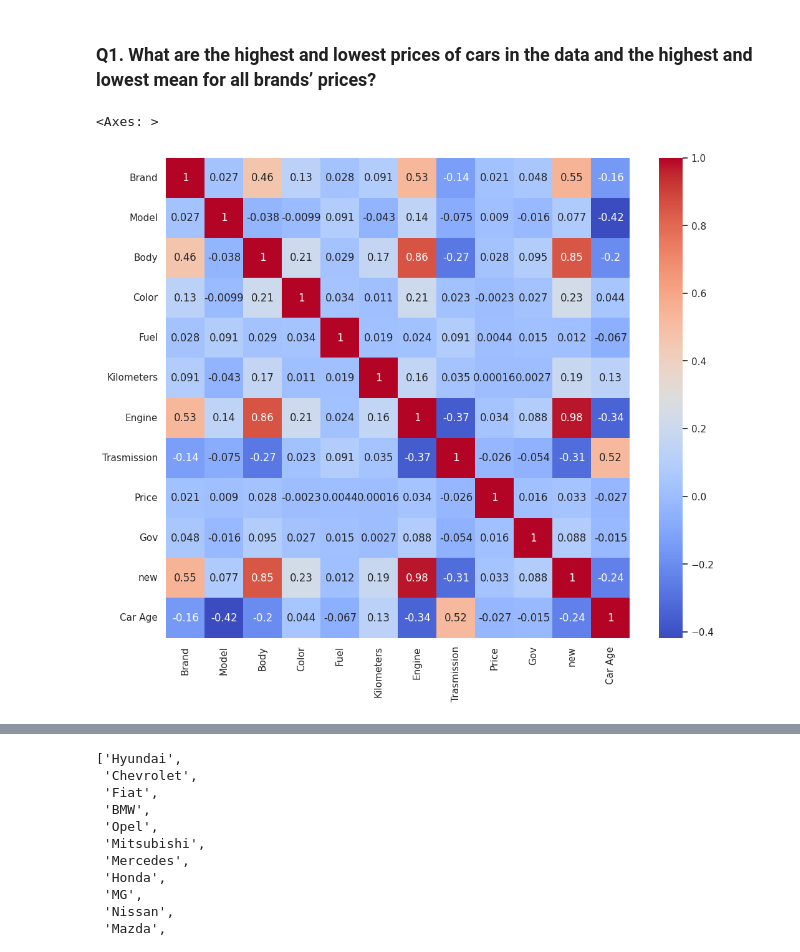
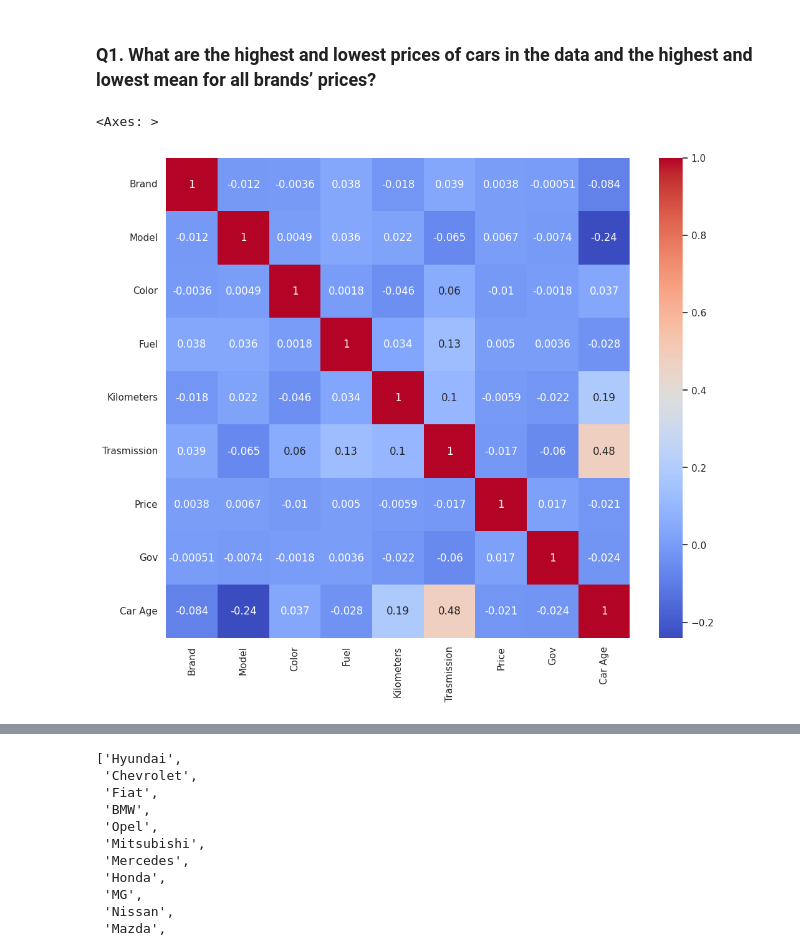
Before and after one commit to Yousif-Ahmed/Sayarty, a Jupyter notebook: Sayarty.ipynb, the cells around one changed output, grey strips where cells are left out. Saved outputs shown, nothing was run; the diff lists cells and outputs as text; code cells hidden in the pictures.

```diff
--- a/Sayarty.ipynb
+++ b/Sayarty.ipynb
@@ -308,7 +307,7 @@ lbl= LabelEncoder()
 for col in df_copy.loc[ : , df_copy.dtypes == object].columns:
     df_copy[col] = lbl.fit_transform(df_copy[col])
     # To know the meaning of numbers
-    directory = {label: index for index , label  in enumerate(lbl.classes_)}
+    directory = {index: label for index , label  in enumerate(lbl.classes_)}
     nums.append(directory)
 nums
 # %% [output]
@@ -357,19 +356,20 @@ sns.heatmap(df_copy.corr(), annot=True, fmt='.2f')
 # %%
 '''
 First of all we have some prices equal to zero
 It seems that there is a problem in the data collection process
 We will add the prices of the cars with the same brand, model and Car age and divide them by the number of cars
 '''
 
 # By intution the price of the car is related to the brand, model and Car age
 # But let's do some EDA to see the correlation between the price and the other features
 
 df_filtered = df_copy[df_copy['Price'] != 0]
+df_filtered = df_filtered[df_filtered['new'] == 1].drop(columns = ['new', 'Body','Engine'])
 corr_matrix = df_filtered.corr()
 sns.heatmap(corr_matrix, annot=True, cmap='coolwarm')
 # %% [output]
 <Axes: >
-[figure, old version]
+[figure, new version]
 # %%
 missing_prices = df_copy[df_copy['Price'] == 0]
 mean_prices = df_copy[df_copy['Price'] != 0].groupby(['Brand', 'Model', 'Car Age'])['Price'].mean()
```
Also changed, not shown: parts of 9 cells of this notebook.
